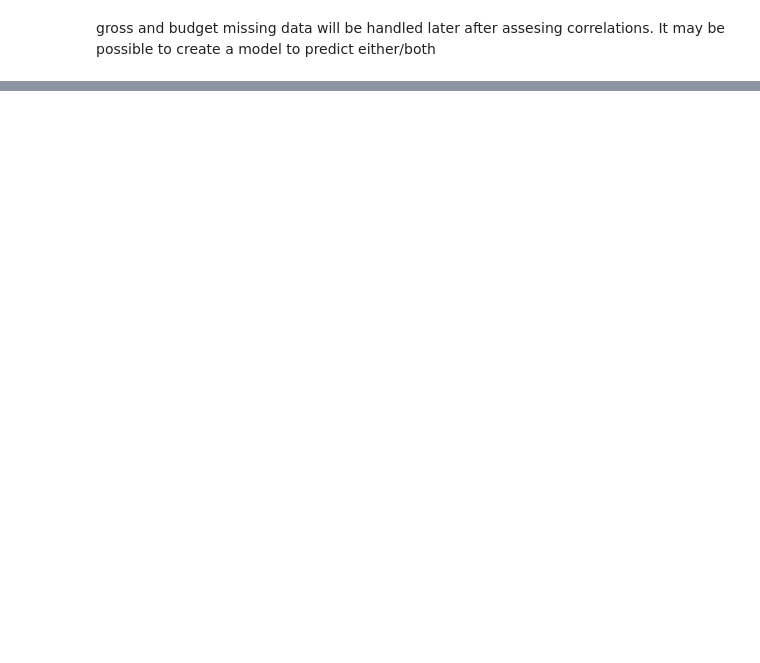
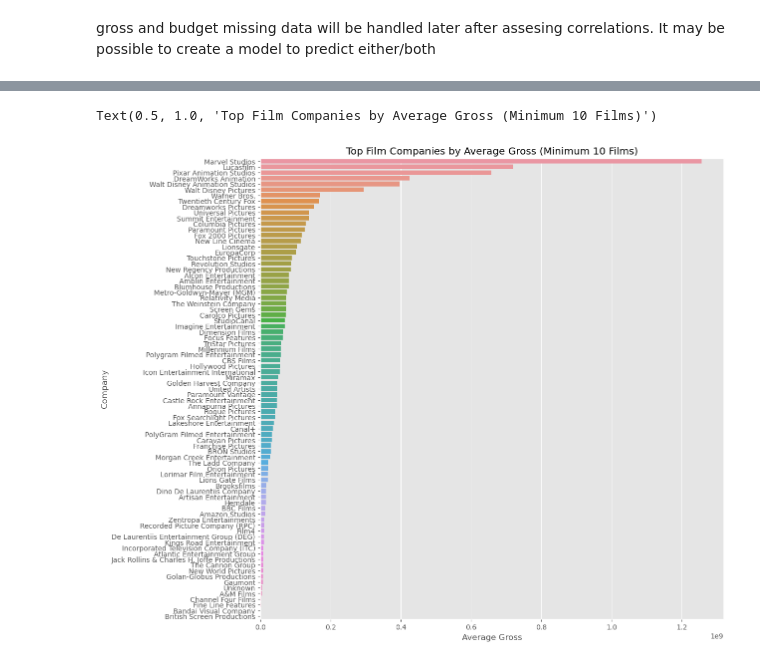
Before and after one commit to reversed-xelA/film_correlations, a Jupyter notebook: film_analysis .ipynb, the cells around one changed output, grey strips where cells are left out. Cells and saved outputs as stored; diff of their text form; code cells hidden in the pictures; blank space fills up the shorter version.

```diff
--- a/film_analysis .ipynb
+++ b/film_analysis .ipynb
@@ -207,0 +290,17 @@ memory usage: 898.7+ KB
+# %%
+# Calculating average gross
+average_gross = filtered_df.groupby('company')['gross'].mean()
+
+# Sort the companies by gross
+sorted_companies_gross = average_gross.sort_values(ascending=False)
+# %%
+# Converting sorted companies to df for plotting
+sorted_companies_gross_df = sorted_companies_gross.reset_index()
+sorted_companies_gross_df.columns = ['Company', 'Average Gross']
+# %%
+plt.figure(figsize=(12, 12))
+sns.barplot(x='Average Gross', y='Company', data=sorted_companies_gross_df)
+plt.title('Top Film Companies by Average Gross (Minimum 10 Films)')
+# %% [output]
+Text(0.5, 1.0, 'Top Film Companies by Average Gross (Minimum 10 Films)')
+[figure, added]
```
Also changed, not shown: parts of 14 cells of this notebook.
